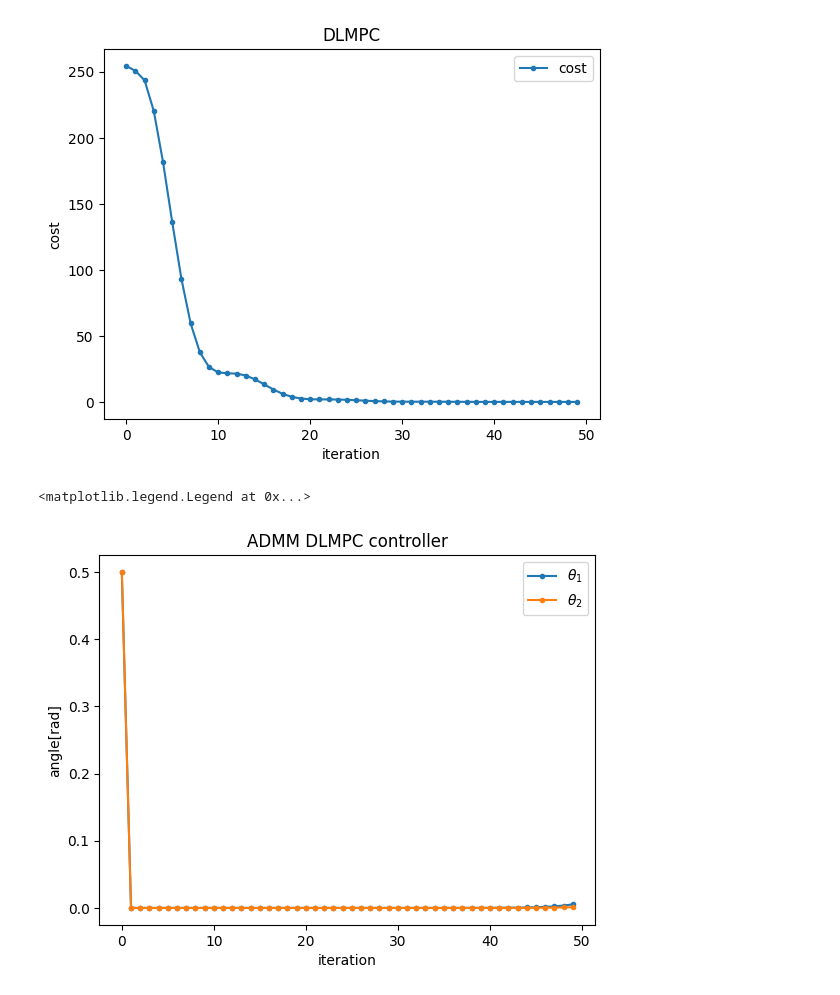
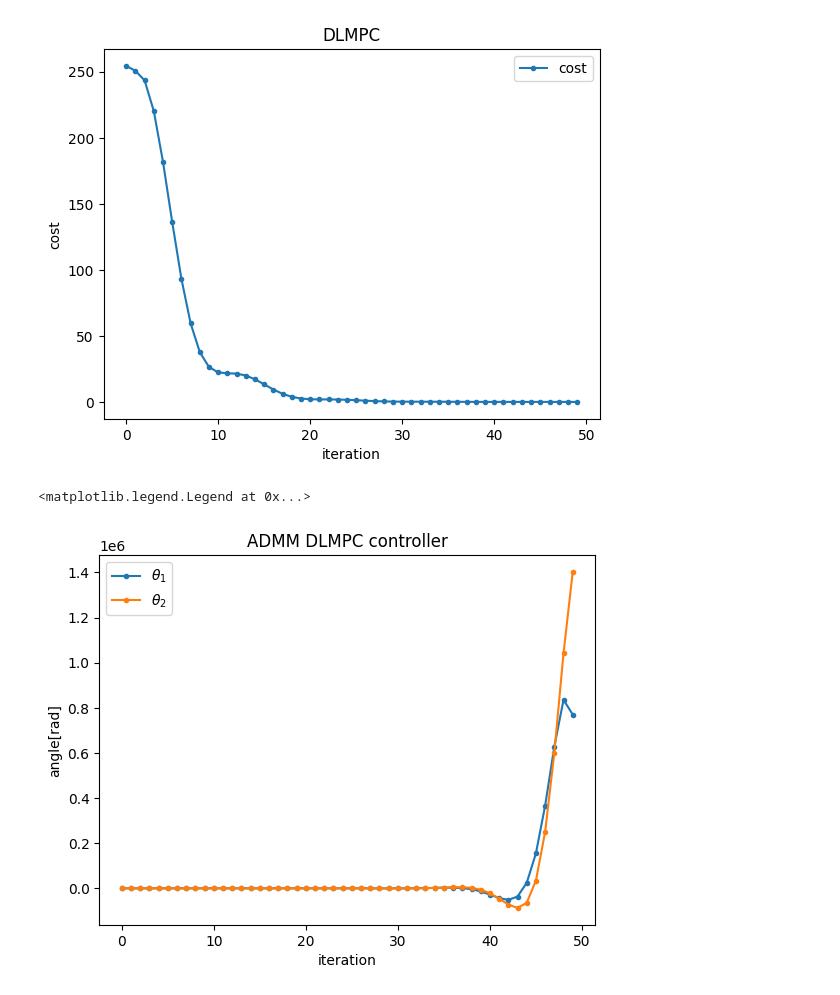
Before and after one commit to vateseif/lmpc-py, a Jupyter notebook: src/dlmpc.ipynb, the cells around one changed output. Drawn from its saved outputs; the diff is of its cells as text; code cells hidden in the pictures.

```diff
--- a/src/dlmpc.ipynb
+++ b/src/dlmpc.ipynb
@@ -319,7 +319,7 @@ def f(i: int, phix0: cp.Variable):
 ZAB_ic_inv = [np.linalg.pinv(ZAB[c[i]][:, sc[i]]) for i in range(N)]
 
 # warm start
-np.random.seed(417)
+np.random.seed(1517)
 Phi = np.random.rand(NX*(T+1)+NU*T, NX*(T+1))
 Psi = np.random.rand(NX*(T+1)+NU*T, NX*(T+1))
 Psi_prev = np.random.rand(NX*(T+1)+NU*T, NX*(T+1))
@@ -348,38 +348,41 @@ for t in range(Tsim-1):
       Phi_ir = cp.Variable((NS*(T+1)+NA*T, len(sr[i])))
       # system response
       phix0 =  Phi_ir @ x_init[sr[i]]  # (NS*(T+1)+NA*T, len(sr[i]))
-      objective = cp.Minimize(f(i, phix0) + 1/2*cp.sum_squares(Phi_ir - Psi_ir + Lambda_ir))
+      objective = cp.Minimize(f(i, phix0) + 10/2*cp.sum_squares(Phi_ir - Psi_ir + Lambda_ir))
       # Problem
       prob = cp.Problem(objective, [])
       result = prob.solve()
       # store Phi
       Phi[np.ix_(r[i], sr[i])] = np.array(Phi_ir.value) # https://numpy.org/doc/stable/reference/generated/numpy.ix_.html#numpy.ix_
     # update Psi
     Psi_prev = Psi
     for i in range(N):
       if break_condition[i]: break
       ic = np.ix_(sc[i], c[i])
       # Psi and Lambda from previous iteration
       Phi_ic = Phi[ic]
       Lambda_ic = Lambda[ic]
       # closed form solution
       ZAB_ic = ZAB[c[i]][:, sc[i]]
       Psi_ic = (Phi_ic + Lambda_ic) + ZAB_ic_inv[i] @ (np.eye(len(c[i])) - ZAB_ic @ (Phi_ic + Lambda_ic))
       # store Psi
       Psi[ic] = np.array(Psi_ic)
     # update Lambda
     Lambda_prev = Lambda
-    Lambda = Lambda_prev + Phi - Psi
+    for i in range(N):
+      if break_condition[i]: break
+      ir = np.ix_(r[i], sr[i])
+      Lambda[ir] = Lambda_prev[ir] + Phi[ir] - Psi[ir]
 
   # store results
   x_admm[t+1, 0, :] = (Phi[NX:2*NX, :NX] @ x_init).squeeze()
 
 plt.plot(np.arange(0, Tsim), x_admm[:, 0, 0], ".-", label="$\\theta_1$")
 plt.plot(np.arange(0, Tsim), x_admm[:, 0, 2], ".-", label="$\\theta_2$")
 plt.xlabel("iteration")
 plt.ylabel("angle[rad]")
 plt.title("ADMM DLMPC controller")
 plt.legend(loc="best")
 # %% [output]
 <matplotlib.legend.Legend at 0x...>
-[figure, old version]
+[figure, new version]
```
